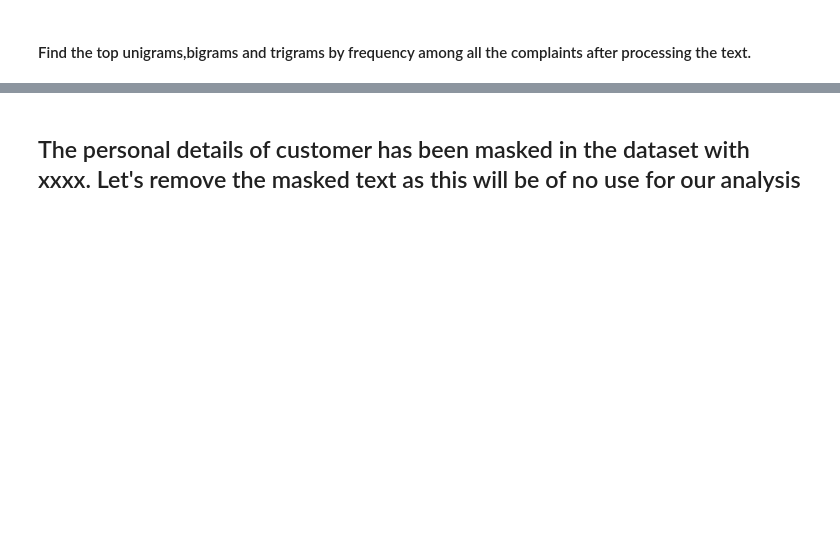
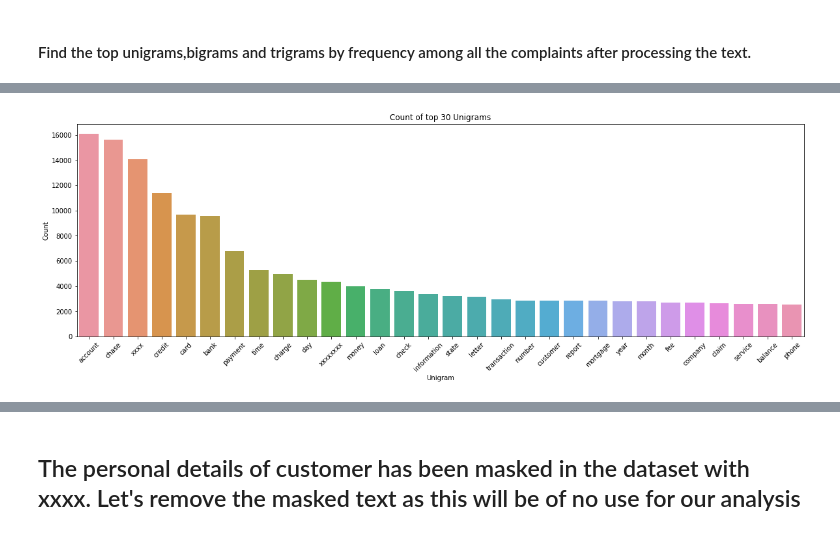
Before and after one commit to devimur2021/Automatic-Ticket-Classification-NLP, a Jupyter notebook: Automatic_Ticket_Classification_Assignment.ipynb, the cells around one changed output, grey strips where cells are left out. Saved outputs shown, nothing was run; the diff lists cells and outputs as text; code cells hidden in the pictures; blank space fills up the shorter version.

```diff
--- a/Automatic_Ticket_Classification_Assignment.ipynb
+++ b/Automatic_Ticket_Classification_Assignment.ipynb
@@ -343,3 +458,17 @@ Write the code in this task to perform the following:
 df_clean['Complaint_clean'] = df_clean['complaint_POS_removed'].str.replace('-PRON-', '')
 # %% [markdown]
 #### Find the top unigrams,bigrams and trigrams by frequency among all the complaints after processing the text.
+# %%
+#Write your code here to find the top 30 unigram frequency among the complaints in the cleaned datafram(df_clean).
+def get_top_ngrams(text, n=None, ngram=(1,1)):
+  vec = CountVectorizer(stop_words='english', ngram_range=ngram).fit(text)
+  bagofwords = vec.transform(text)
+  sum_words = bagofwords.sum(axis=0)
+  words_frequency = [(word, sum_words[0, index]) for word, index in vec.vocabulary_.items()]
+  words_frequency = sorted(words_frequency, key = lambda x: x[1], reverse=True)
+  return words_frequency[:n]
+# %%
+#Print the top 30 words in the unigram frequency
+top_30words = get_top_ngrams(df_clean['Complaint_clean'].values.astype('U'), n=30, ngram=(1,1))
+df_unigram = pd.DataFrame(top_30words, columns=['unigram', 'count'])
+df_unigram
@@ -345,0 +493,11 @@ df_clean['Complaint_clean'] = df_clean['complaint_POS_removed'].str.replace('-PR
+# %%
+# Plotting top 30 Unigrams
+plt.figure(figsize=[20,6])
+sns.barplot(x=df_unigram['unigram'], y=df_unigram['count'])
+plt.xticks(rotation=45)
+plt.xlabel("Unigram")
+plt.ylabel("Count")
+plt.title("Count of top 30 Unigrams")
+plt.show()
+# %% [output]
+[figure, added]
```
Also changed, not shown: parts of 57 cells of this notebook.
